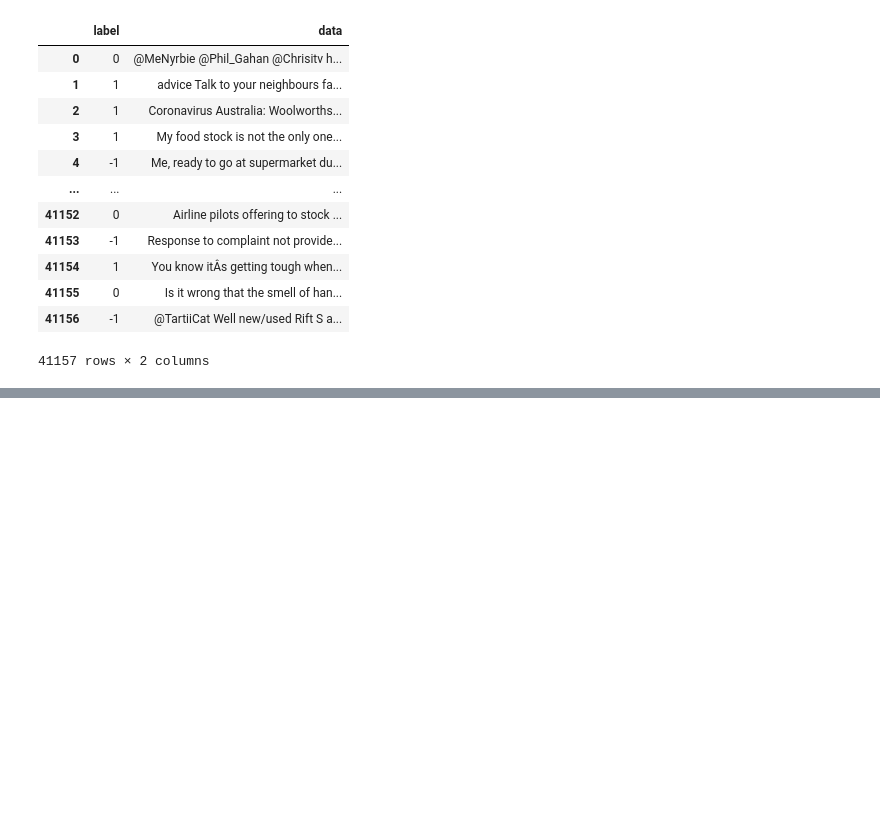
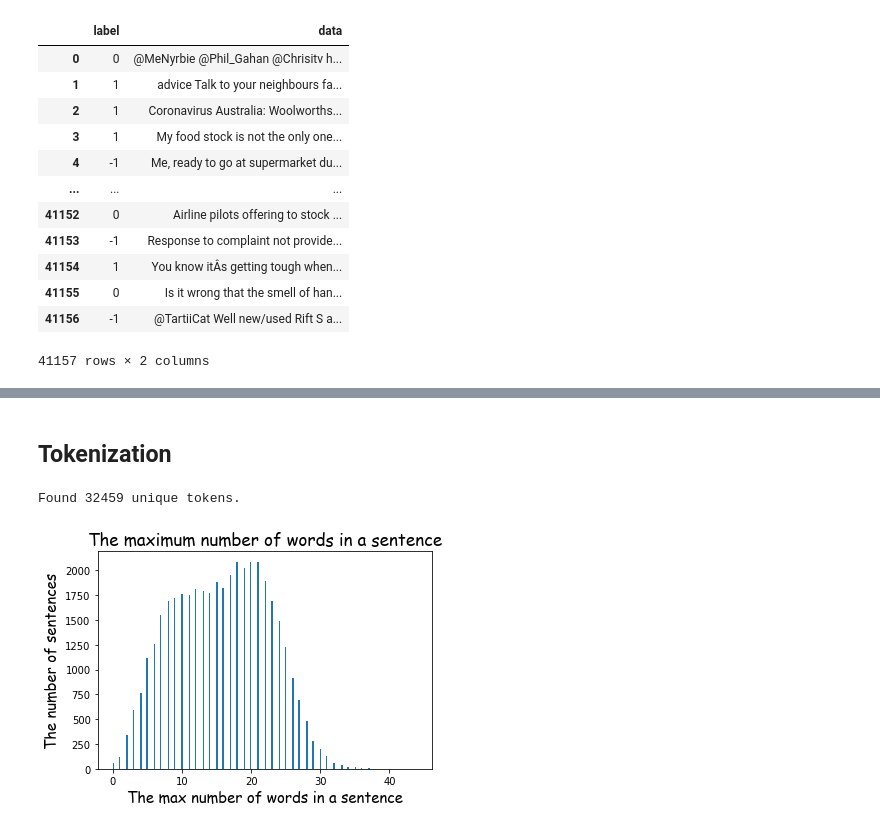
Before and after one commit to LeonhardEulerr/tdde16-project, a Jupyter notebook: test_lstm.ipynb, the cells around one changed output, grey strips where cells are left out. Cells and saved outputs as stored; diff of their text form; code cells hidden in the pictures; blank space fills up the shorter version.

```diff
--- a/test_lstm.ipynb
+++ b/test_lstm.ipynb
@@ -140,11 +144,11 @@ def process_text(text):
   return text
 # %%
 # Clean sentences in train and test data
-# train.data = train.data.apply(lambda sentence:clean_sentence(sentence))
-# test.data = test.data.apply(lambda sentence:clean_sentence(sentence))
+train.data = train.data.apply(lambda sentence:clean_sentence(sentence))
+test.data = test.data.apply(lambda sentence:clean_sentence(sentence))
 
-train.data = train.data.apply(process_text)
-test.data = test.data.apply(process_text)
+#train.data = train.data.apply(process_text)
+#test.data = test.data.apply(process_text)
 # %%
 train
 # %% [output]
@@ -191,0 +215,4 @@ test_label = pd.get_dummies(test_label)
+# %%
+# Lemmatization of train and test data
+train_lem = [lemmatize_sentence(i) for i in train_data]
+test_lem = [lemmatize_sentence(i) for i in test_data]
@@ -191,0 +239,34 @@ test_label = pd.get_dummies(test_label)
+# %% [markdown]
+## Tokenization
+# %%
+samples_1 = train_lem
+samples_2 = test_lem
+
+tokenizer = Tokenizer(num_words=25000) # 25 000 most frequently used words
+tokenizer.fit_on_texts(samples_1) # Creat an index of all words from training data
+
+# Convert strings to integer index lists
+
+# After that, we pass the ready-made (from the line above) indexes for all words from train
+train_data = tokenizer.texts_to_sequences(samples_1)
+
+# And for test. So, we should get the same word indexes in the two texts
+test_data = tokenizer.texts_to_sequences(samples_2)
+
+word_index = tokenizer.word_index # Find out the calculated index of words
+print('Found %s unique tokens.' % len(word_index))
+# %% [output]
+Found 32459 unique tokens.
+# %%
+# Now we want to find out what is the maximum number of words in a sentence.
+# After that, we will fill in the sentences with the missing number of words.
+
+lens =  [len(s) for s in train_data]
+
+plt.title('The maximum number of words in a sentence', fontdict={'fontname': 'Comic Sans MS', 'fontsize': 17})
+plt.xlabel('The max number of words in a sentence', fontdict={'fontname': 'Comic Sans MS', 'fontsize': 15})
+plt.ylabel('The number of sentences', fontdict={'fontname': 'Comic Sans MS', 'fontsize': 15})
+plt.hist(lens,bins=200)
+plt.show()
+# %% [output]
+[figure, added]
```
Also changed, not shown: parts of 19 cells of this notebook.
